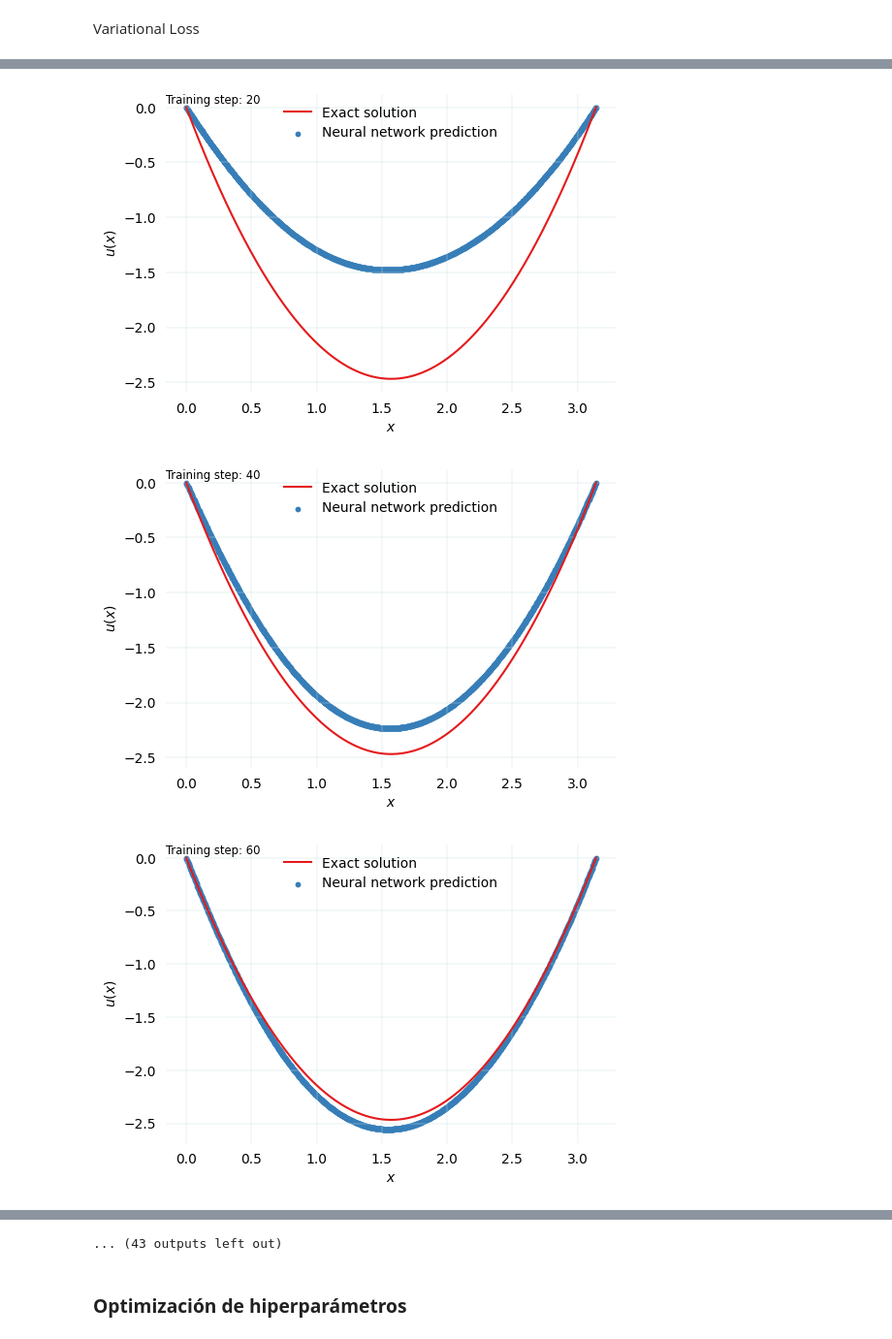
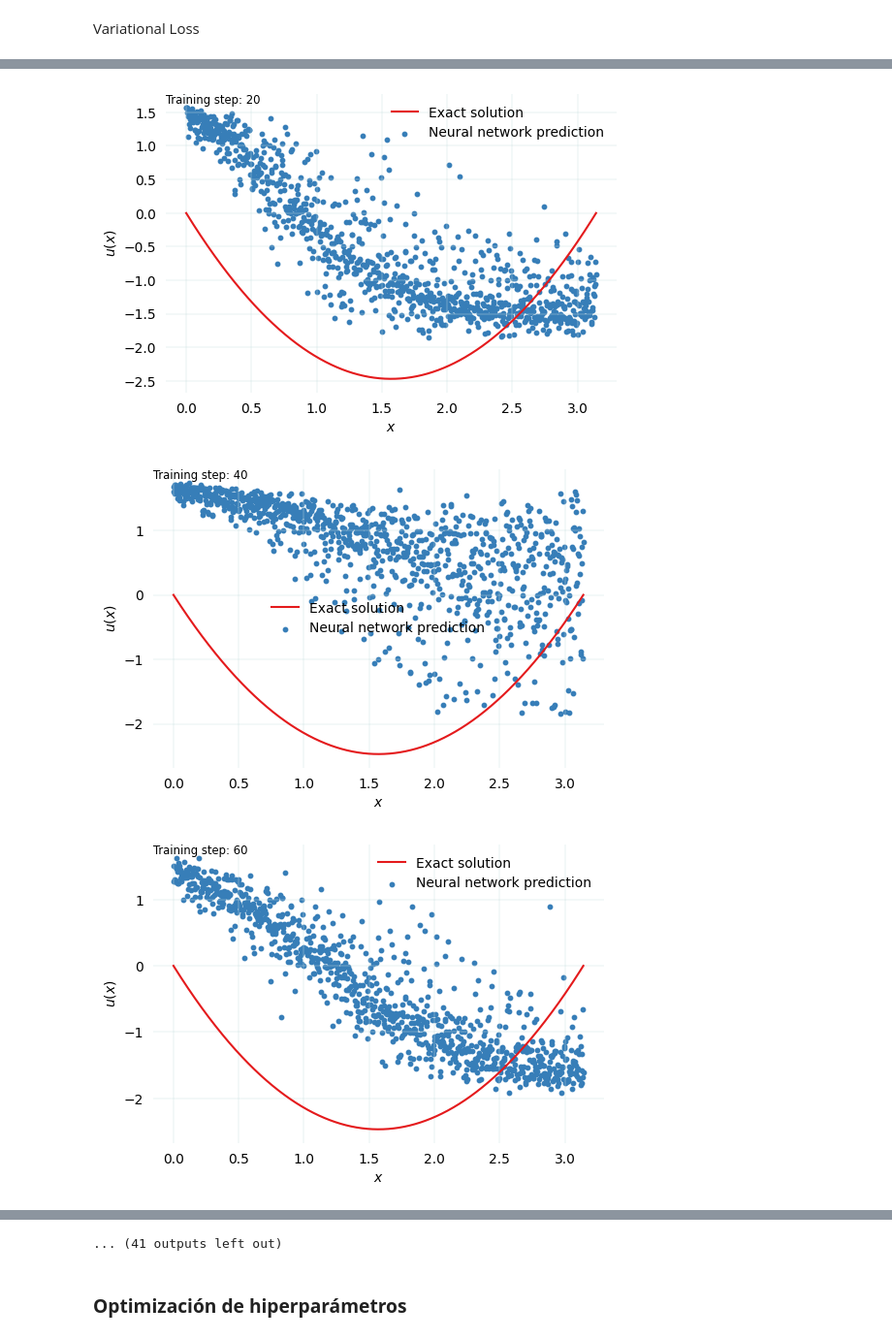
Before and after one commit to jpaguilarc99/PIML-EDP, a Jupyter notebook: vpinn/VPINN.ipynb, the cells around one changed output, grey strips where cells are left out. Shown at 97% size. Drawn from its saved outputs; the diff is of its cells as text; code cells hidden in the pictures.

Commit message:
architectures mod and H1 norm

```diff
--- a/vpinn/VPINN.ipynb
+++ b/vpinn/VPINN.ipynb
@@ -206,23 +191,6 @@ class TransformerEDP(nn.Module):
         output = self.decoder(output)
         out = torch.einsum('ij,ij->ij', a, output)
         return output
-# %%
-from torch.utils.tensorboard import SummaryWriter
-
-# Crear una instancia de la red neuronal
-model = TransformerEDP(1, 1, 2, 10)
-
-# Crear un tensor de entrada de ejemplo
-x = torch.randn(1000, 1)
-
-# Crear un SummaryWriter
-writer = SummaryWriter()
-
-# Agregar el gráfico al SummaryWriter
-writer.add_graph(model, x)
-
-# Cerrar el SummaryWriter
-writer.close()
 # %% [markdown]
 Formulación problema
 # %%
@@ -281,7 +249,7 @@ def compute_errors(model, x, exact_u):
 
     relative_H1_error = H1_error / exact_function_norm
 
-    return torch.sqrt(L2_error).item(), torch.sqrt(H01_error).item() #torch.sqrt(relative_H1_error).item()
+    return torch.sqrt(L2_error).item(), torch.sqrt(relative_H1_error).item() #torch.sqrt(relative_H1_error).item()
 
 def main():
     N_modes = 20
@@ -289,7 +257,7 @@ def main():
     iterations = 1000
 
     torch.manual_seed(123)
-    model = FCN(1, 1, 10, 4)
+    model = TransformerEDP(1, 1, 2, 10)
     optimizer = optim.Adam(model.parameters(), lr=1e-3)
     losses = []
     L2_errors = []
@@ -311,9 +279,6 @@ def main():
             v_dv[:, j] = torch.tensor(spline_mode.derivative()(x)).squeeze()
 
         x = x.requires_grad_(True).view(n_pts, 1)
-
-        # Funciones test sin funcs
-        #v = torch.sin(torch.einsum('jk,i->ji', x, n))
 
         v = v_test
         dvs = v_dv
@@ -341,22 +306,20 @@ def main():
         fig, ax = plt.subplots(figsize=(10, 4))
 
         # Graficar la función de pérdida en escala semilog
-        #ax.loglog(losses, label="Función de pérdida")
+        ax.semilogy(losses, label="Función de pérdida")
 
         # Graficar el error L2 en escala semilog en la misma gráfica
-        #ax.semilogy(L2_errors, label="Norma $L^2$")
+        ax.semilogy(L2_errors, label="Norma $L^2$")
 
-        #ax.loglog(h1_norms, label="Norma $H_0^1$")
+        ax.semilogy(h1_norms, label="Norma $H_0^1$")
 
-        ax.loglog(losses, h1_norms, label="Norma $H_0^1$")
 
-        ax.set_title("Pérdida vs Norma $H_0^1$", fontsize="x-large")  # Título del gráfico
         ax.set_xlabel("Pérdida", fontsize="x-large")  # Etiqueta del eje x
         ax.set_ylabel("Norma $H_0^1$", fontsize="x-large")  # Etiqueta del eje y
 
         # Configurar los títulos y etiquetas
-        #ax.set_xlabel("Iteración", fontsize="x-large")  # Cambiar a "x-large"
-        #ax.set_ylabel('Error relativo', fontsize="x-large")  # Cambiar a "x-large"
+        ax.set_xlabel("Iteración", fontsize="x-large")  # Cambiar a "x-large"
+        ax.set_ylabel('Error relativo', fontsize="x-large")  # Cambiar a "x-large"
         ax.legend(fontsize="large")
 
         # Ajustar el layout y mostrar la figura
@@ -367,31 +330,6 @@ def main():
     x_test = torch.linspace(0, np.pi, n_pts).view(n_pts, 1)
     y_test = model(x_test).detach().numpy()
     y_real = exact_u(x_test).detach().numpy()
-
-    # Selecciona la parte curvada de los datos
-    start, end = 100, 1000  # Ajusta estos valores a tu caso específico
-    x_data = np.log(losses[start:end])
-    y_data = np.log(h1_norms[start:end])
-
-    # Ajusta una recta a los datos
-    coeffs = np.polyfit(x_data, y_data, 2)
-    slope = coeffs[1]
-    print(f"The slope of the fitted line is {slope}")
-    poly = np.poly1d(coeffs)
-
-    # Calcula los valores de la recta ajustada
-    fitted_line = np.exp(poly(x_data))
-
-    plt.style.use('ggplot')
-
-    # Grafica los datos con la recta ajustada y los valores originales
-    plt.figure(figsize=(10, 6))
-    plt.loglog(losses[start:end], fitted_line, label="Recta ajustada", linewidth=2)
-    plt.loglog(losses, h1_norms, label="Norma $H_0^1$ original")
-    plt.xlabel("Pérdida", fontsize="x-large")
-    plt.ylabel("Norma $H_0^1$", fontsize="x-large")
-    plt.legend(fontsize="large")
-    plt.show()
 if __name__ == "__main__":
     main()
 # %% [output]
@@ -432,3 +370,3 @@ Loss at iteration 1000: 0.007694311439991
-[figure, old version]
+[figure, new version]
-[figure, old version]
+[figure, new version]
-[figure, old version]
+[figure, new version]
@@ -442,4 +380,4 @@ Loss at iteration 1000: 0.007694311439991
-... (43 outputs left out)
+... (41 outputs left out)
 # %% [markdown]
 ### **Optimización de hiperparámetros**
 # %%
```
Also changed, not shown: parts of 5 cells of this notebook, 6 other files.
